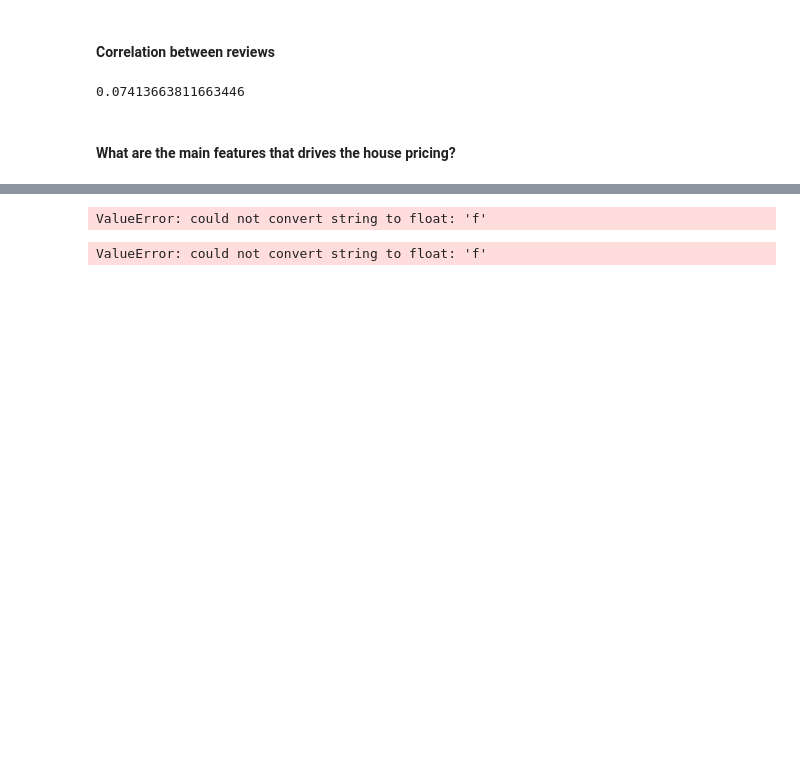
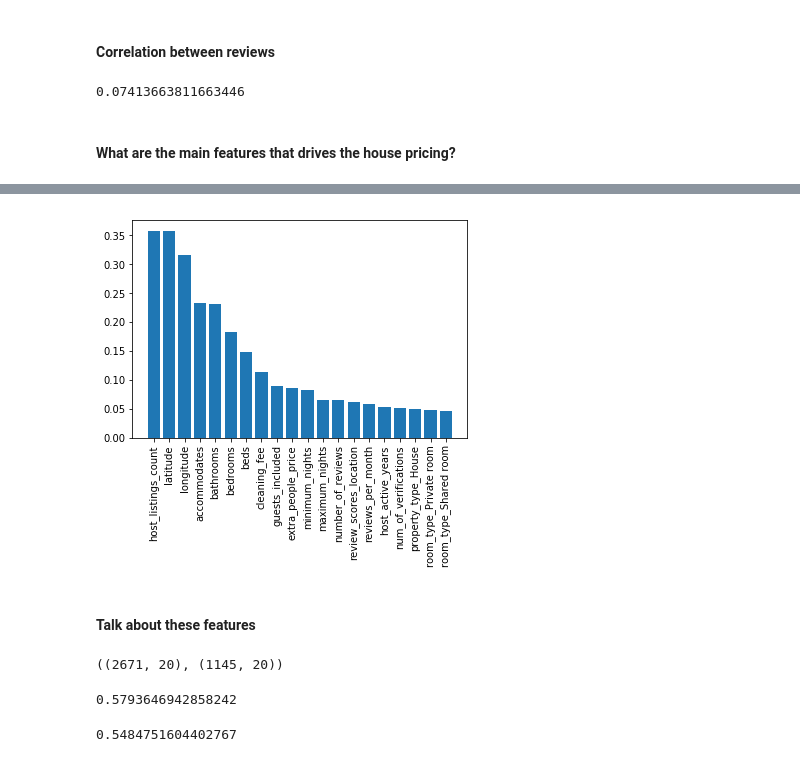
Before and after one commit to ArushiC/Seattle-Airbnb, a Jupyter notebook: Seattle AirBnB Open Data.ipynb, the cells around one changed output, grey strips where cells are left out. Cells and saved outputs as stored; diff of their text form; code cells hidden in the pictures; blank space fills up the shorter version.

```diff
--- a/Seattle AirBnB Open Data.ipynb
+++ b/Seattle AirBnB Open Data.ipynb
@@ -545,16 +522,51 @@ X_train, X_test, y_train, y_test = train_test_split(X, y, test_size=0.3, random_
 # %%
-#select = SelectKBest(f_classif, k=20)
+# Using SelectKBest to identify the top 20 features driving the price
 score_func = partial(mutual_info_regression)
 select = SelectKBest(score_func, k=20)
-select.fit(X_train,y_train)
-#select.tranform(X).toarray()
+feature_train_transformed = select.fit_transform(X_train,y_train)
+feature_test_transformed = select.fit_transform(X_test,y_test)
-# %% [output]
-ValueError: could not convert string to float: 'f'
-# %%
-"""# pca - keep 90% of variance
-pca = PCA(0.90)
-principal_components = pca.fit_transform(X_train)
-principal_df = pd.DataFrame(data = principal_components)
-return pca"""
-# %% [output]
-ValueError: could not convert string to float: 'f'
+# %%
+# Update the dataframe based on the new feature list
+cols = select.get_support(indices=True)
+X_train_new = X_train.iloc[:,cols]
+X_test_new = X_test.iloc[:,cols]
+# %%
+# Get the raw score for each feature, we use '-' to sort the array in descending order
+scores = -np.sort(-select.scores_)
+top20_scores = scores[:20]
+# %%
+# The top 20 features list
+predictors = list(X_train_new.columns)
+# %%
+# Plot the scores for the top 20 features to visualize the impact of these features on price
+plt.bar(range(len(predictors)), top20_scores)
+plt.xticks(range(len(predictors)), predictors, rotation='vertical')
+plt.show()
+# %% [output]
+[figure, added]
+# %% [markdown]
+#### Talk about these features
+# %%
+# Validate the size of our new train and test data sets
+X_train_new.shape, X_test_new.shape
+# %% [output]
+((2671, 20), (1145, 20))
+# %%
+# Instantiate the model and normalizing the data
+lm_model = LinearRegression(normalize=True)
+# Fit the model to the train data set
+lm_model.fit(X_train_new, y_train)
+# Predict using test data set
+y_pred = lm_model.predict(X_test_new)
+# Check the score for y_test
+r2_score(y_test, y_pred)
+# %% [output]
+0.5793646942858242
+# %%
+# Check on training data set for model overfit
+# Predict using train data set
+train_pred = lm_model.predict(X_train_new)
+# Check the score
+r2_score(y_train, train_pred)
+# %% [output]
+0.5484751604402767
```
Also changed, not shown: parts of 17 cells of this notebook.
